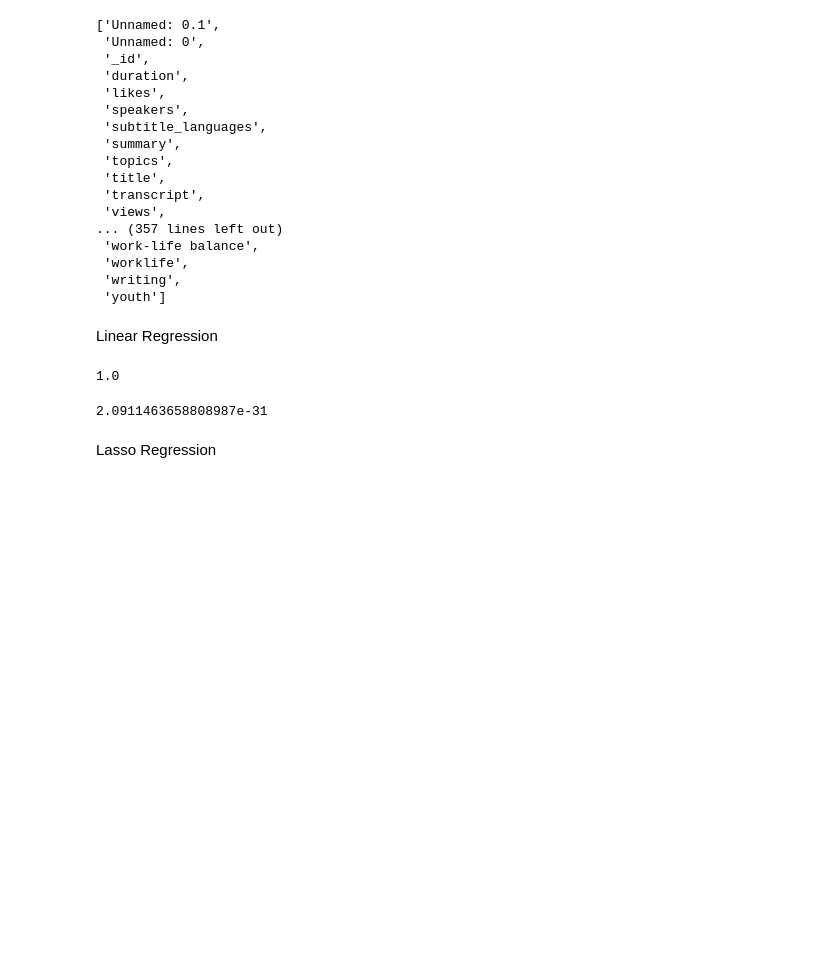
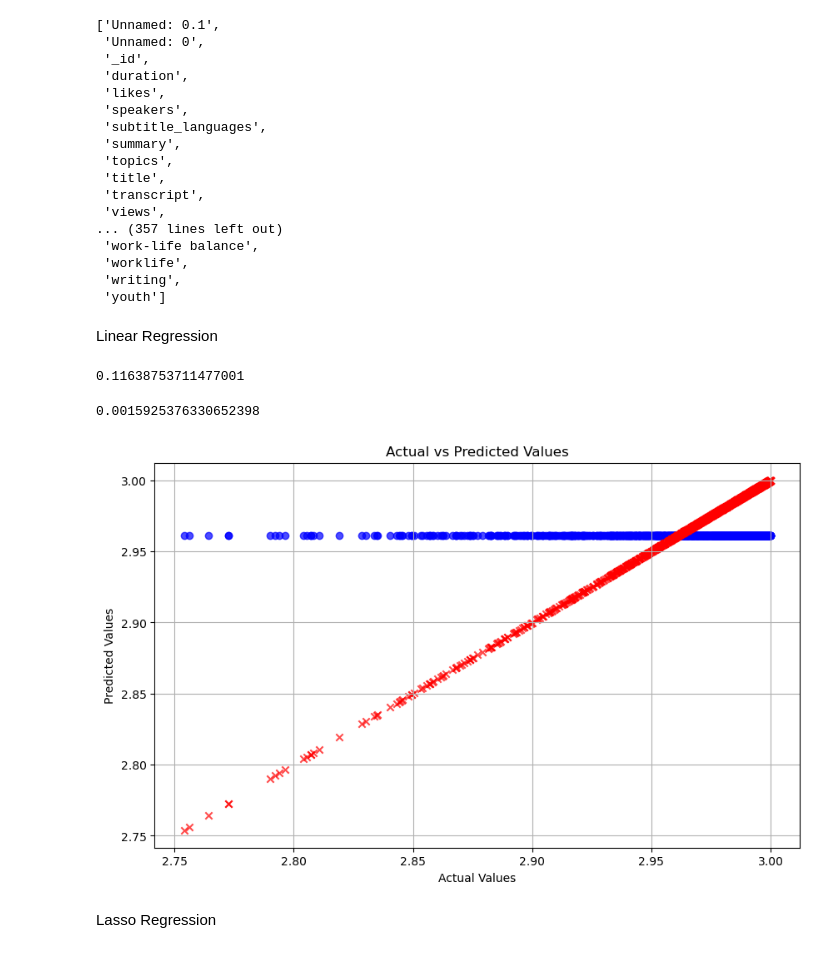
Before and after one commit to kwonionsoup/TedTalk-Popularity-Prediction, a Jupyter notebook: svr/SVR.ipynb, the cells around one changed output. Cells and saved outputs as stored; diff of their text form; code cells hidden in the pictures; blank space fills up the shorter version.

```diff
--- a/svr/SVR.ipynb
+++ b/svr/SVR.ipynb
@@ -11,7 +13,7 @@ from sklearn.model_selection import train_test_split
 from sklearn.preprocessing import StandardScaler
 from sklearn.preprocessing import MultiLabelBinarizer
 # %%
-df = pd.read_csv("data\data_sentiment_analysis.csv")
+df = pd.read_csv("..\data\data_sentiment_analysis.csv")
 #df = df[0:20]
 df.describe()
 # %% [output]
@@ -95,7 +100,8 @@ df_encoded
  'writing',
  'youth']
 # %%
-X = df_encoded.drop(['_id', 'likes', 'published_date', 'recorded_date', 'speakers', 'subtitle_languages', 'summary', 'title', 'topics', 'transcript','views', 'speakers_list','sl_list','processed_transcript'], axis=1)
-#[['duration', 'tb_score', 'vd_score', 'topics_list']]
+# eliminate columns from dataset that we do not need for model
+X = df_encoded.drop(['_id', 'likes', 'published_date', 'recorded_date', 'speakers', 'subtitle_languages', 'summary', 'title', 'topics', 'transcript','views', 'speakers_list','sl_list','processed_transcript', 'popularity'], axis=1)
+# assign the y variable to be popularity
 y = df_encoded['popularity']
 # %%
@@ -109,16 +117,38 @@ Linear Regression
 # %%
 from sklearn import linear_model
 # %%
+# fit model using scaled training data
 reg = linear_model.LinearRegression().fit(X_train_scaled, y_train)
 reg.score(X_train_scaled, y_train)
 # %% [output]
-1.0
+0.11638753711477001
 # %%
+# predict y value and calculate mse
 y_pred_linear = reg.predict(X_test_scaled)
 mse_linear = np.mean((y_pred_linear - y_test) ** 2)
 mse_linear
 # %% [output]
-2.0911463658808987e-31
+0.0015925376330652398
+# %%
+import matplotlib.pyplot as plt
+
+# Actual values from the DataFrame
+actual_values = y_test # Replace 'actual_values' with the actual column name
+
+# Predicted values from the DataFrame
+predicted_values = y_pred_linear  # Replace 'predicted_values' with the actual column name
+
+# Create a scatter plot
+plt.figure(figsize=(10, 6))
+plt.scatter(actual_values, predicted_values, color='blue', alpha=0.7, label='Predicted Values', marker='o')
+plt.scatter(actual_values, actual_values, color='red', alpha=0.7, label='Actual Values', marker='x')
+plt.title('Actual vs Predicted Values')
+plt.xlabel('Actual Values')
+plt.ylabel('Predicted Values')
+plt.grid(True)
+plt.show()
+# %% [output]
+[figure, added]
 # %% [markdown]
 Lasso Regression
 # %%
```
Also changed, not shown: parts of 28 cells of this notebook, 1 other file.
